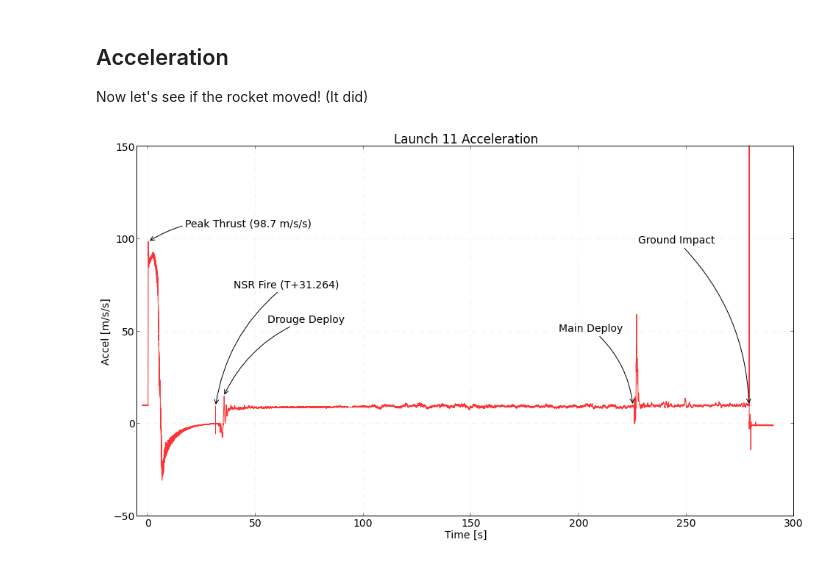
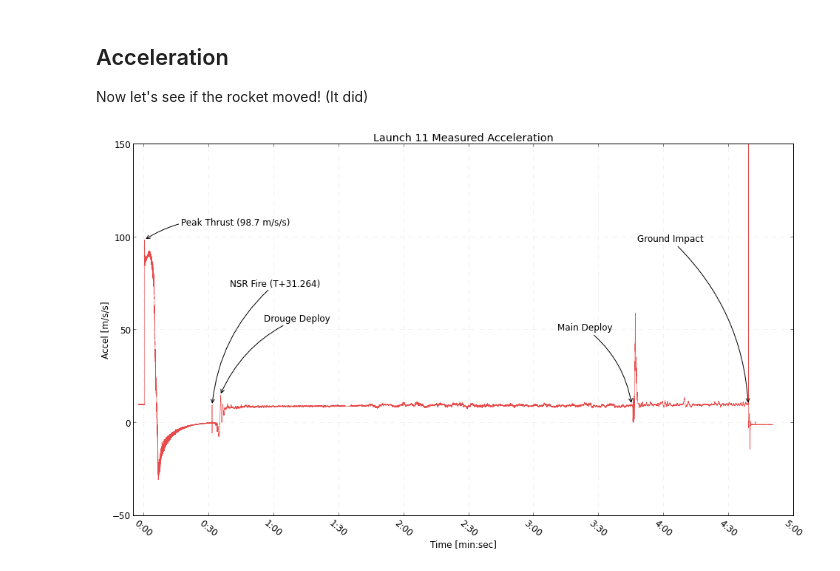
Before and after one commit to psas/Launch-11, a Jupyter notebook: data/analysis/first-look.ipynb, the cells around one changed output. Saved outputs shown, nothing was run; the diff lists cells and outputs as text; code cells hidden in the pictures.

Commit message:
filling out first look at data

```diff
--- a/data/analysis/first-look.ipynb
+++ b/data/analysis/first-look.ipynb
@@ -5,9 +5,13 @@ Just to start out let's look at the data we recovered from the rocket!
 # %%
 %matplotlib inline
 import numpy
-import matplotlib.pyplot as plt
+import utils
 from matplotlib import rcParams
-rcParams.update({'font.size': 14})
+rcParams.update({'font.size': 12})
+
+# constants
+g_0 = 9.80665      # standard gravity, g, m/s/s
+p_0 = 101.326      # sea level, kPa
 # %% [markdown]
 ## Launch Time
 
@@ -29,55 +32,41 @@ Now let's see if the rocket moved! (It did)
 # %%
 columns = numpy.loadtxt("fcf/ADIS.csv", delimiter=',', unpack=True)
 
 seqn = columns[0]
 timestamp = columns[1]
 gyro_x = columns[3]
 gyro_y = columns[4]
 gyro_z = columns[5]
 acc_x = columns[6]
 acc_y = columns[7]
 acc_z = columns[8]
 
 timestamp = numpy.subtract(timestamp, t_0)
 timestamp = numpy.divide(timestamp, 1e9)
 
 # Peak Thrust
 thrust_peak = numpy.argmax(acc_x[0:25000])
 thrust_peak = (timestamp[thrust_peak], acc_x[thrust_peak])
 
 # Peak Decel
 decel_peak = numpy.argmin(acc_x[0:25000])
 decel_peak = (timestamp[decel_peak], acc_x[decel_peak])
 
 # NSR Fire
 nsr_event = numpy.argmax(acc_x[27700:27800])
 nsr_event = (timestamp[27700+nsr_event], acc_x[27700+nsr_event])
 
-ax = plt.figure(figsize=(16,9))
-plt.plot(timestamp, acc_x, 'r', alpha=0.8, label="UP Measured Acceleration")
-plt.xlabel('Time [s]')
-plt.ylabel('Accel [m/s/s]')
-plt.title('Launch 11 Acceleration')
-ax.axes[0].grid(color='grey', alpha=0.2, linestyle='dashed', linewidth=0.5)
-ax.axes[0].set_xlim([-5, 300])
-ax.axes[0].set_ylim([-50, 150])
+fig = utils.Plot("Launch 11 Measured Acceleration", "Time [min:sec]", "Accel [m/s/s]")
+fig.plot(timestamp, acc_x, label="UP Measured Acceleration")
+fig.xlim([-5, 300])
+fig.ylim([-50, 150])
+fig.timex()
 
-plt.annotate('Peak Thrust (%0.1f m/s/s)' % thrust_peak[1], xy=(thrust_peak[0], thrust_peak[1]),  xycoords='data',
-    xytext=(50, 20), textcoords='offset points', arrowprops=dict(arrowstyle="->", connectionstyle="arc3,rad=.2")
-)
-plt.annotate('NSR Fire (T+%0.3f)' % nsr_event[0], xy=(nsr_event[0], nsr_event[1]),  xycoords='data', xytext=(25, 160),
-    textcoords='offset points', arrowprops=dict(arrowstyle="->", connectionstyle="arc3,rad=.2")
-)
-plt.annotate('Drouge Deploy', xy=(35, 15),  xycoords='data', xytext=(60, 100), textcoords='offset points',
-    arrowprops=dict(arrowstyle="->", connectionstyle="arc3,rad=.2")
-)
-plt.annotate('Main Deploy', xy=(225.1, 10),  xycoords='data', xytext=(-100, 100), textcoords='offset points',
-    arrowprops=dict(arrowstyle="->", connectionstyle="arc3,rad=-.2")
-)
-plt.annotate('Ground Impact', xy=(279, 10),  xycoords='data', xytext=(-150, 220), textcoords='offset points',
-    arrowprops=dict(arrowstyle="->", connectionstyle="arc3,rad=-.2")
-)
-
-plt.show()
+fig.note('Peak Thrust (%0.1f m/s/s)' % thrust_peak[1], (thrust_peak[0], thrust_peak[1]), (50,20))
+fig.note('NSR Fire (T+%0.3f)' % nsr_event[0], (nsr_event[0], nsr_event[1]), (25, 160))
+fig.note('Drouge Deploy', (35, 15), (60, 100))
+fig.note('Main Deploy', (225.1, 10), (-100, 100))
+fig.note('Ground Impact', (279, 10), (-150, 220))
+fig.show()
 # %% [output]
-[figure, old version]
+[figure, new version]
```
Also changed, not shown: parts of 13 cells of this notebook, 1 other file.
